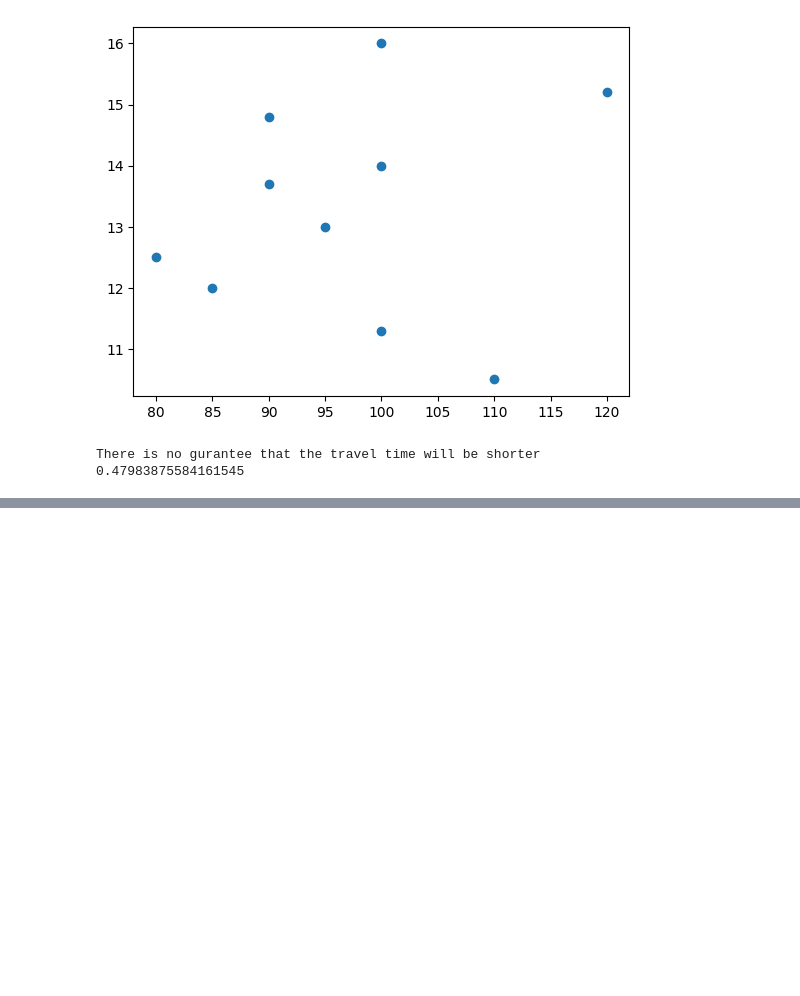
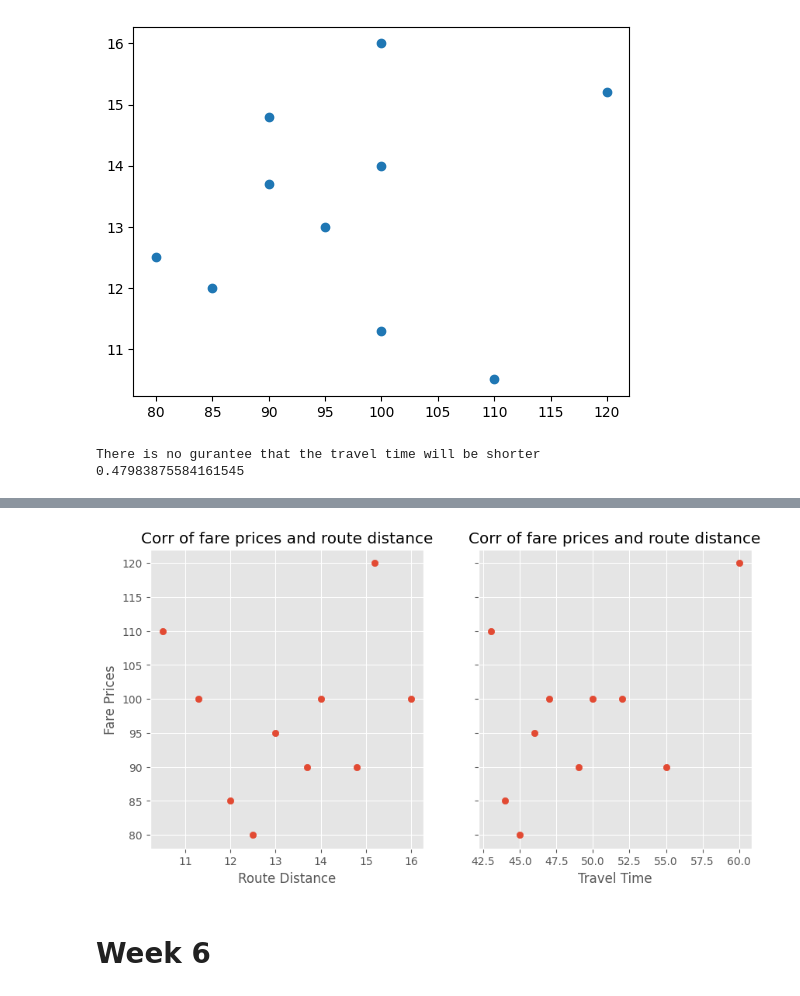
Before and after one commit to Jimmy-ai1/Group_3, a Jupyter notebook: Group_3_task.ipynb, the cells around one changed output, grey strips where cells are left out. Cells and saved outputs as stored; diff of their text form; code cells hidden in the pictures; blank space fills up the shorter version.

```diff
--- a/Group_3_task.ipynb
+++ b/Group_3_task.ipynb
@@ -361,0 +366,20 @@ plt.show()
+# %%
+fig, (ax1, ax2) = plt.subplots(ncols=2, figsize=(10, 5), sharey=True)
+
+ax1.scatter(route_distance, fare_prices)
+ax2.scatter(travel_times, fare_prices)
+
+ax1.set_xlabel("Route Distance")
+ax1.set_title("Corr of fare prices and route distance")
+ax2.set_xlabel("Travel Time")
+ax2.set_title("Corr of fare prices and route distance")
+
+ax1.set_ylabel("Fare Prices")
+fig.set_
+fig.set_gid(True)
+
+fig.show()
+# %% [output]
+[figure, added]
+# %% [markdown]
+# Week 6
```
Also changed, not shown: parts of 29 cells of this notebook.
